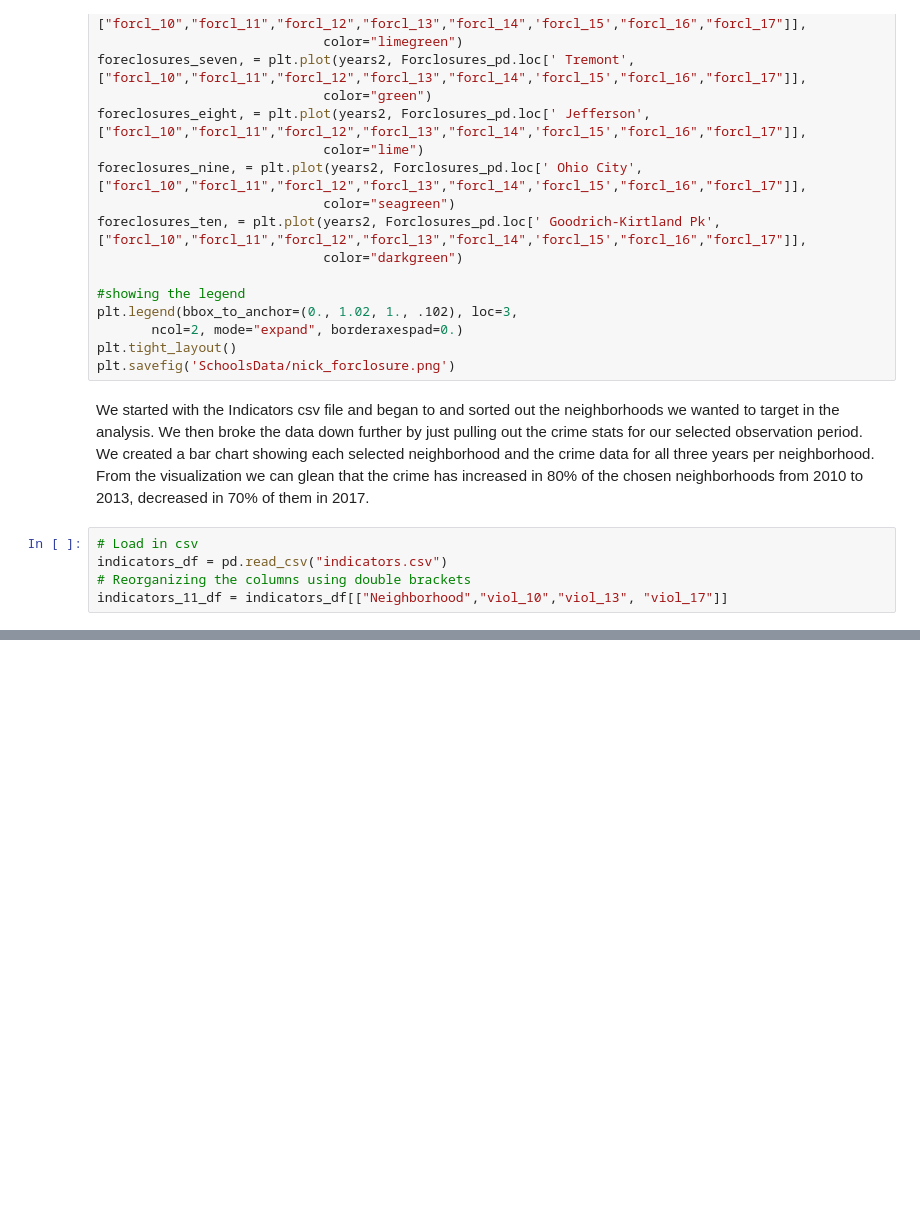
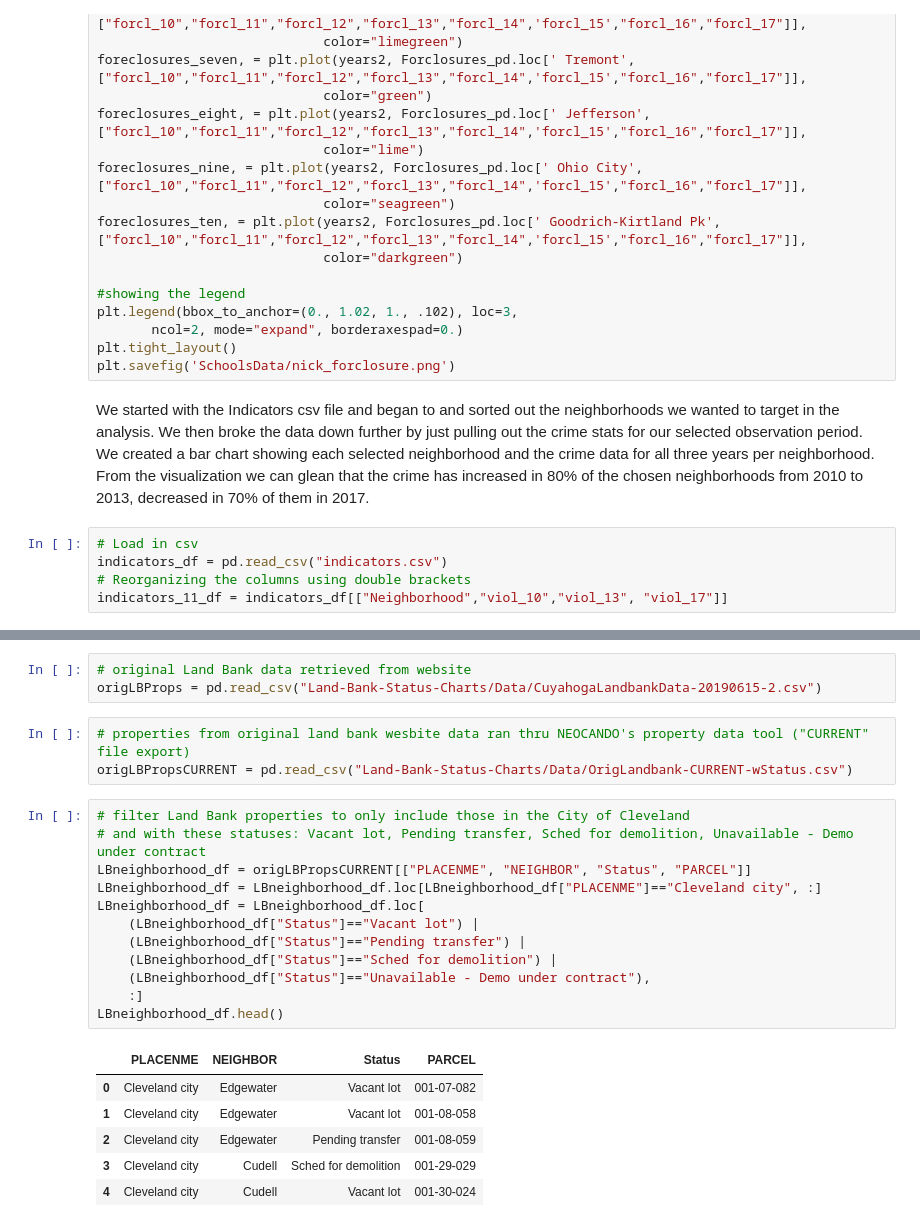
Before and after one commit to nicholasiii/GroupAssignement1, a Jupyter notebook: main.py.ipynb, the cells around one changed output, grey strips where cells are left out. Cells and saved outputs as stored; diff of their text form; blank space fills up the shorter version.

```diff
--- a/main.py.ipynb
+++ b/main.py.ipynb
@@ -196,3 +196,28 @@ plt.show()
 # %% [output]
 [interactive output not drawn]
 [interactive output not drawn]
+# %%
+# original Land Bank data retrieved from website
+origLBProps = pd.read_csv("Land-Bank-Status-Charts/Data/CuyahogaLandbankData-20190615-2.csv")
+# %%
+# properties from original land bank wesbite data ran thru NEOCANDO's property data tool ("CURRENT" file export)
+origLBPropsCURRENT = pd.read_csv("Land-Bank-Status-Charts/Data/OrigLandbank-CURRENT-wStatus.csv")
+# %%
+# filter Land Bank properties to only include those in the City of Cleveland
+# and with these statuses: Vacant lot, Pending transfer, Sched for demolition, Unavailable - Demo under contract
+LBneighborhood_df = origLBPropsCURRENT[["PLACENME", "NEIGHBOR", "Status", "PARCEL"]]
+LBneighborhood_df = LBneighborhood_df.loc[LBneighborhood_df["PLACENME"]=="Cleveland city", :]
+LBneighborhood_df = LBneighborhood_df.loc[
+    (LBneighborhood_df["Status"]=="Vacant lot") |
+    (LBneighborhood_df["Status"]=="Pending transfer") |
+    (LBneighborhood_df["Status"]=="Sched for demolition") |
+    (LBneighborhood_df["Status"]=="Unavailable - Demo under contract"),
+    :]
+LBneighborhood_df.head()
+# %% [output]
+|  | PLACENME | NEIGHBOR | Status | PARCEL |
+| 0 | Cleveland city | Edgewater | Vacant lot | 001-07-082 |
+| 1 | Cleveland city | Edgewater | Vacant lot | 001-08-058 |
+| 2 | Cleveland city | Edgewater | Pending transfer | 001-08-059 |
+| 3 | Cleveland city | Cudell | Sched for demolition | 001-29-029 |
+| 4 | Cleveland city | Cudell | Vacant lot | 001-30-024 |
```
Also changed, not shown: parts of 18 cells of this notebook.
